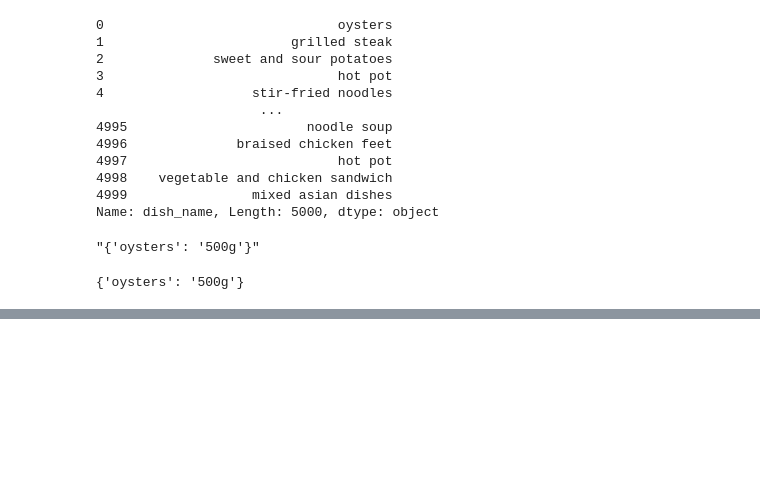
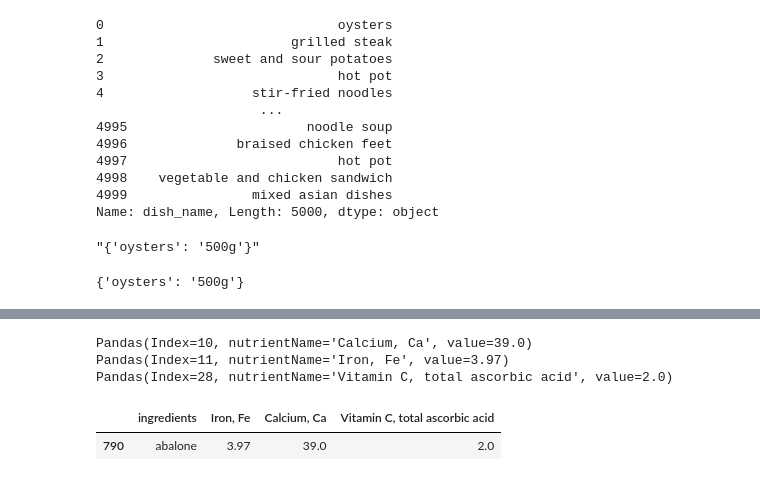
Before and after one commit to chelseanbr/smolvlm-nutrition-vqa, a Jupyter notebook: notebooks/01-get-iron.ipynb, the cells around one changed output, grey strips where cells are left out. Saved outputs shown, nothing was run; the diff lists cells and outputs as text; code cells hidden in the pictures; blank space fills up the shorter version.

```diff
--- a/notebooks/01-get-iron.ipynb
+++ b/notebooks/01-get-iron.ipynb
@@ -149,8 +176,0 @@ nutrients
-# %%
-# Get food nutrients
-if len(data_df) > 0:  # Data found
-    nutrients = pd.DataFrame(data_df.iloc[0]['foodNutrients'])
-    nutrients = nutrients.loc[nutrients['nutrientId'].isin([1087, 1089, 1162])]
-    nutrition_data[ingredient] = {'found': True, 'vitamin_c': 0, 'iron': 0, 'calcium': 0}
-else:  # Data not found
-    nutrition_data[ingredient] = {'found': False, 'vitamin_c': 0, 'iron': 0, 'calcium': 0}
@@ -163,0 +177,11 @@ nutrients
+# %%
+for row in nutrients.itertuples():
+    print(row)
+    ingredients_df.loc[ingredients_df['ingredients']==ingredient, row.nutrientName] = row.value
+ingredients_df.loc[ingredients_df['ingredients']==ingredient]
+# %% [output]
+Pandas(Index=10, nutrientName='Calcium, Ca', value=39.0)
+Pandas(Index=11, nutrientName='Iron, Fe', value=3.97)
+Pandas(Index=28, nutrientName='Vitamin C, total ascorbic acid', value=2.0)
+|  | ingredients | Iron, Fe | Calcium, Ca | Vitamin C, total ascorbic acid |
+| 790 | abalone | 3.97 | 39.0 | 2.0 |
```
Also changed, not shown: parts of 10 cells of this notebook, 1 other file.
